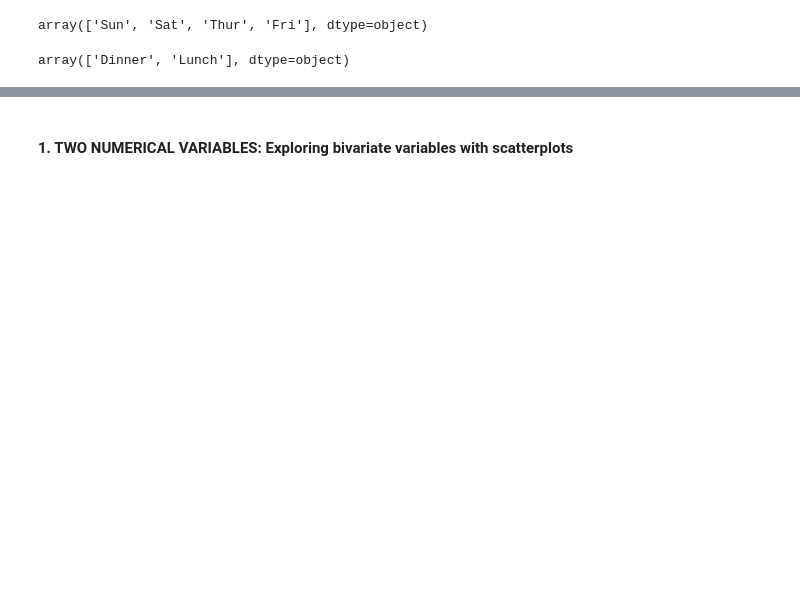
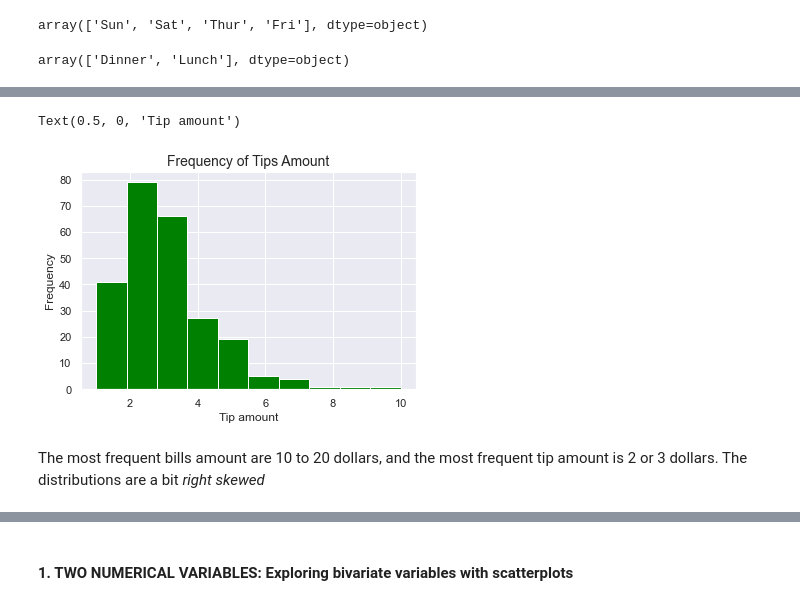
Before and after one commit to Elenotes/Visualitzacio_grafica_multiples_variables, a Jupyter notebook: S04_T02_Visualitzacio_grafica_multiples_variables.ipynb, the cells around one changed output, grey strips where cells are left out. Drawn from its saved outputs; the diff is of its cells as text; code cells hidden in the pictures; blank space fills up the shorter version.

```diff
--- a/S04_T02_Visualitzacio_grafica_multiples_variables.ipynb
+++ b/S04_T02_Visualitzacio_grafica_multiples_variables.ipynb
@@ -82,0 +146,10 @@ array(['Dinner', 'Lunch'], dtype=object)
+# %%
+tips.hist(['tip'], color = "green")
+plt.title('Frequency of Tips Amount', fontsize = 14)
+plt.ylabel('Frequency')
+plt.xlabel('Tip amount')
+# %% [output]
+Text(0.5, 0, 'Tip amount')
+[figure, added]
+# %% [markdown]
+The most frequent bills amount are 10 to 20 dollars, and the most frequent tip amount is 2 or 3 dollars. The distributions are a bit *right skewed*
```
Also changed, not shown: parts of 56 cells of this notebook, 1 other file.
